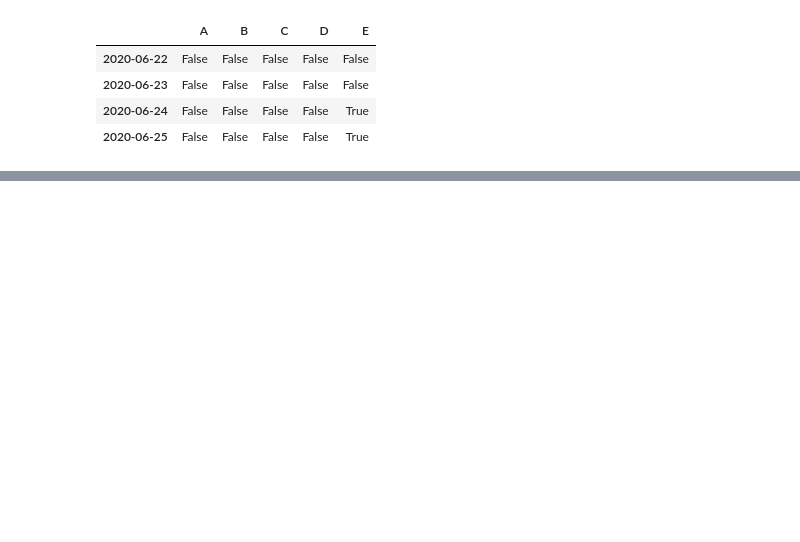
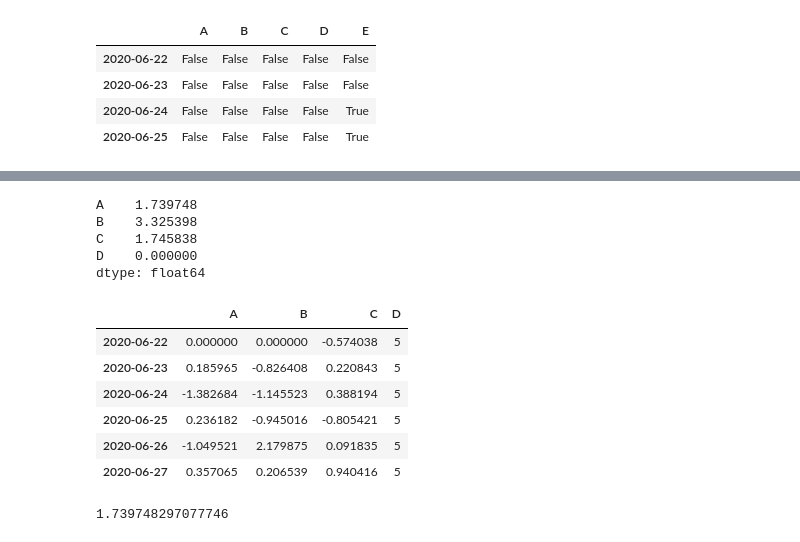
Before and after one commit to KIMS-Github/TIL_, a Jupyter notebook: pandas_10min_practice/pandas_practice_001.ipynb, the cells around one changed output, grey strips where cells are left out. Saved outputs shown, nothing was run; the diff lists cells and outputs as text; code cells hidden in the pictures; blank space fills up the shorter version.

```diff
--- a/pandas_10min_practice/pandas_practice_001.ipynb
+++ b/pandas_10min_practice/pandas_practice_001.ipynb
@@ -367,0 +447,24 @@ pd.isna(df1)
+# %%
+df.apply(lambda x : x.max() - x.min())
+# %% [output]
+A    1.739748
+B    3.325398
+C    1.745838
+D    0.000000
+dtype: float64
+# %%
+df
+# %% [output]
+|  | A | B | C | D |
+| 2020-06-22 | 0.000000 | 0.000000 | -0.574038 | 5 |
+| 2020-06-23 | 0.185965 | -0.826408 | 0.220843 | 5 |
+| 2020-06-24 | -1.382684 | -1.145523 | 0.388194 | 5 |
+| 2020-06-25 | 0.236182 | -0.945016 | -0.805421 | 5 |
+| 2020-06-26 | -1.049521 | 2.179875 | 0.091835 | 5 |
+| 2020-06-27 | 0.357065 | 0.206539 | 0.940416 | 5 |
+# %%
+# df.iloc[[1], [1]]
+df.loc[dates[5], "A"] - df.loc[dates[2], "A"]
+# df.iloc[[1,2,3], [0,2]]
+# %% [output]
+1.739748297077746
```
Also changed, not shown: parts of 41 cells of this notebook.
